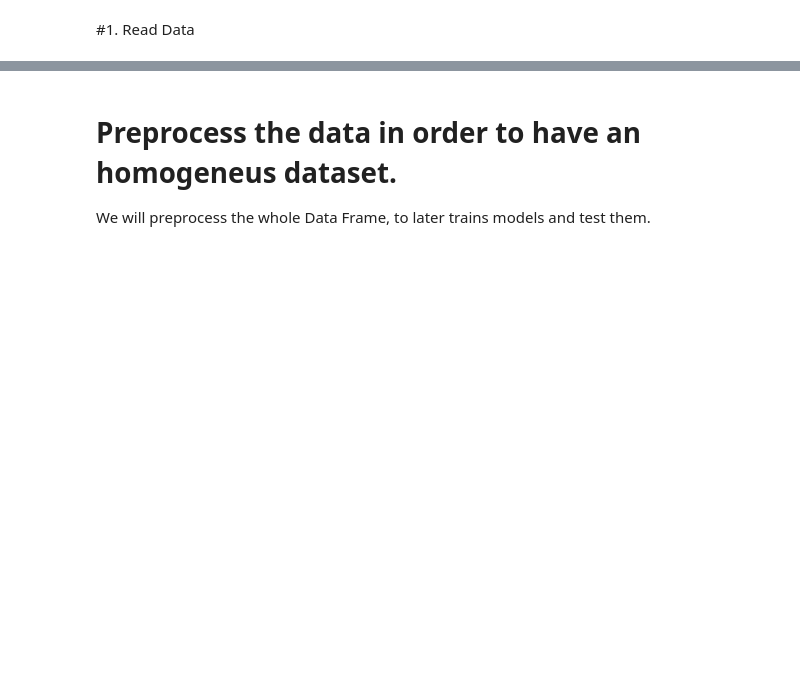
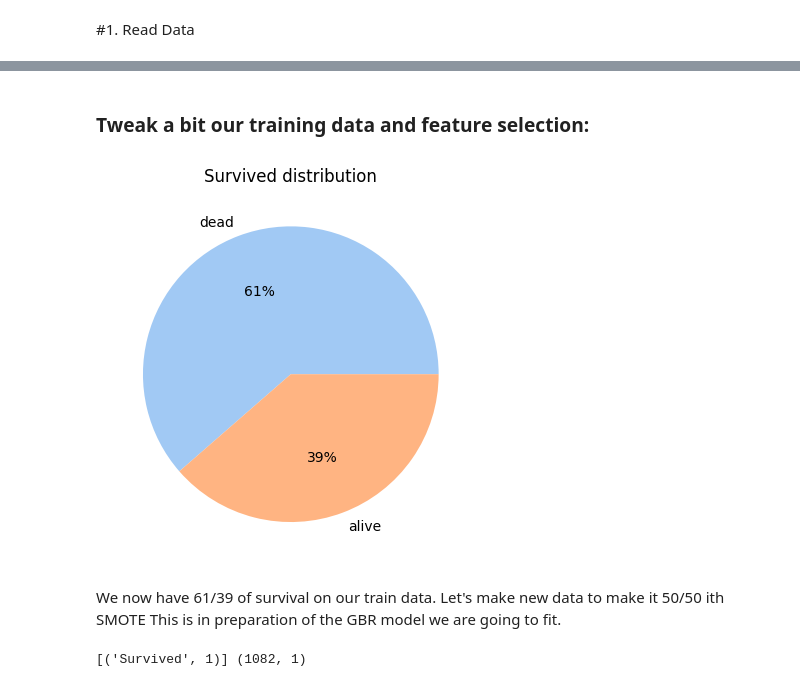
Before and after one commit to MauriRubioJob/K_Titanic_ML_Modeling, a Jupyter notebook: titanic-death-modeling.ipynb, the cells around one changed output, grey strips where cells are left out. Saved outputs shown, nothing was run; the diff lists cells and outputs as text; code cells hidden in the pictures; blank space fills up the shorter version.

```diff
--- a/titanic-death-modeling.ipynb
+++ b/titanic-death-modeling.ipynb
@@ -43,4 +46,33 @@ memory usage: 83.7+ KB
 None
-# %% [markdown]
-# Preprocess the data in order to have an homogeneus dataset.
-We will preprocess the whole Data Frame, to later trains models and test them.
+# %% [markdown]
+### Tweak a bit our training data and feature selection:
+# %%
+# Separating features and target
+X = df_train.drop('Survived', axis = 1)
+y = df_train[['Survived']].astype('int')
+# %%
+pieid = y["Survived"].value_counts()
+
+#define Seaborn color palette to use
+colors = sns.color_palette('pastel')[0:5]
+
+#create pie chart
+plt.pie( pieid.values, labels = ["dead","alive"], colors = colors, autopct='%.0f%%')
+
+plt.title("Survived distribution")
+plt.show()
+# %% [output]
+[figure, added]
+# %% [markdown]
+We now have 61/39 of survival on our train data. Let's make new data to make it 50/50 ith SMOTE
+This is in preparation of the GBR model we are going to fit.
+# %%
+from imblearn.over_sampling import SMOTE
+from collections import Counter
+
+smote = SMOTE(random_state = 0)
+
+X_resampled, y_resampled = smote.fit_resample(X,y)
+print(sorted(Counter(y_resampled).items()), y_resampled.shape)
+# %% [output]
+[('Survived', 1)] (1082, 1)
```
Also changed, not shown: parts of 53 cells of this notebook.
